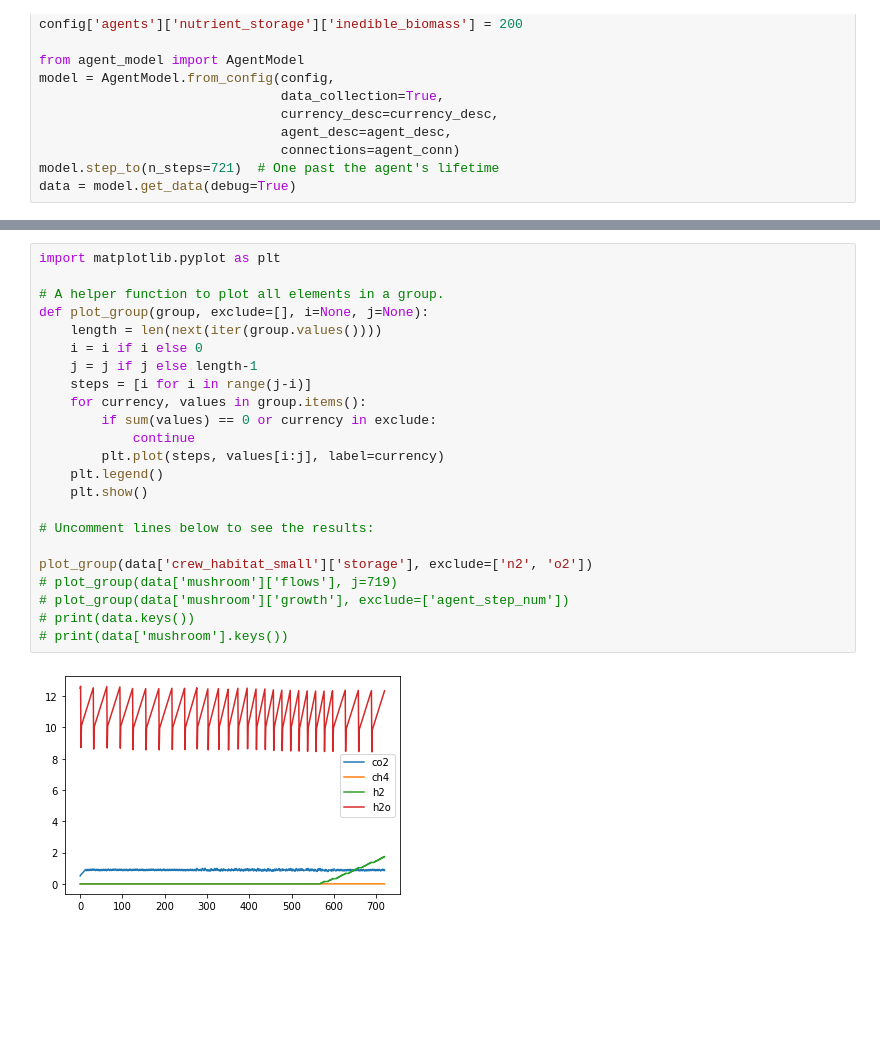
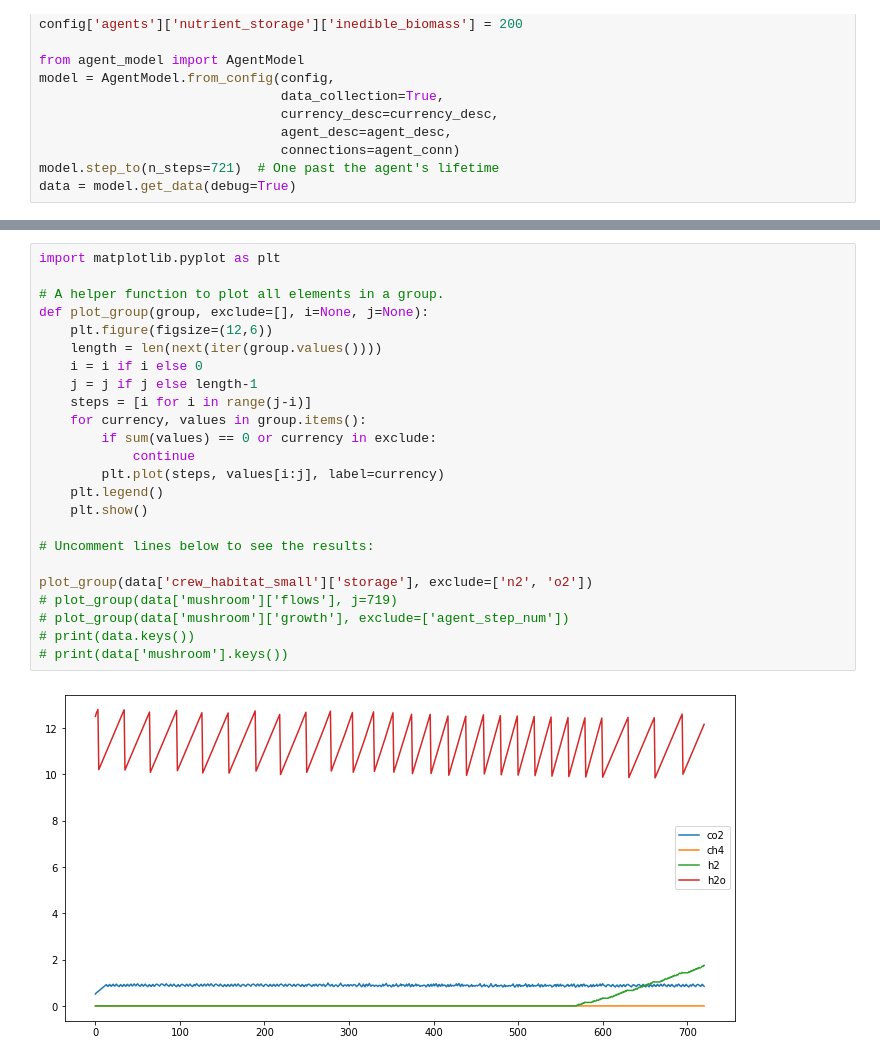
Before and after one commit to overthesun/simoc, a Jupyter notebook: Custom_Agent_Template.ipynb, the cells around one changed output, grey strips where cells are left out. Drawn from its saved outputs; the diff is of its cells as text; blank space fills up the shorter version.

```diff
--- a/Custom_Agent_Template.ipynb
+++ b/Custom_Agent_Template.ipynb
@@ -262,25 +267,26 @@ data = model.get_data(debug=True)
 # %%
 import matplotlib.pyplot as plt
 
 # A helper function to plot all elements in a group.
 def plot_group(group, exclude=[], i=None, j=None):
+    plt.figure(figsize=(12,6))
     length = len(next(iter(group.values())))
     i = i if i else 0
     j = j if j else length-1
     steps = [i for i in range(j-i)]
     for currency, values in group.items():
         if sum(values) == 0 or currency in exclude:
             continue
         plt.plot(steps, values[i:j], label=currency)
     plt.legend()
     plt.show()
 
 # Uncomment lines below to see the results:
 
 plot_group(data['crew_habitat_small']['storage'], exclude=['n2', 'o2'])
 # plot_group(data['mushroom']['flows'], j=719)
 # plot_group(data['mushroom']['growth'], exclude=['agent_step_num'])
 # print(data.keys())
 # print(data['mushroom'].keys())
 # %% [output]
-[figure, old version]
+[figure, new version]
```
Also changed, not shown: parts of 3 cells of this notebook, 4 other files.
